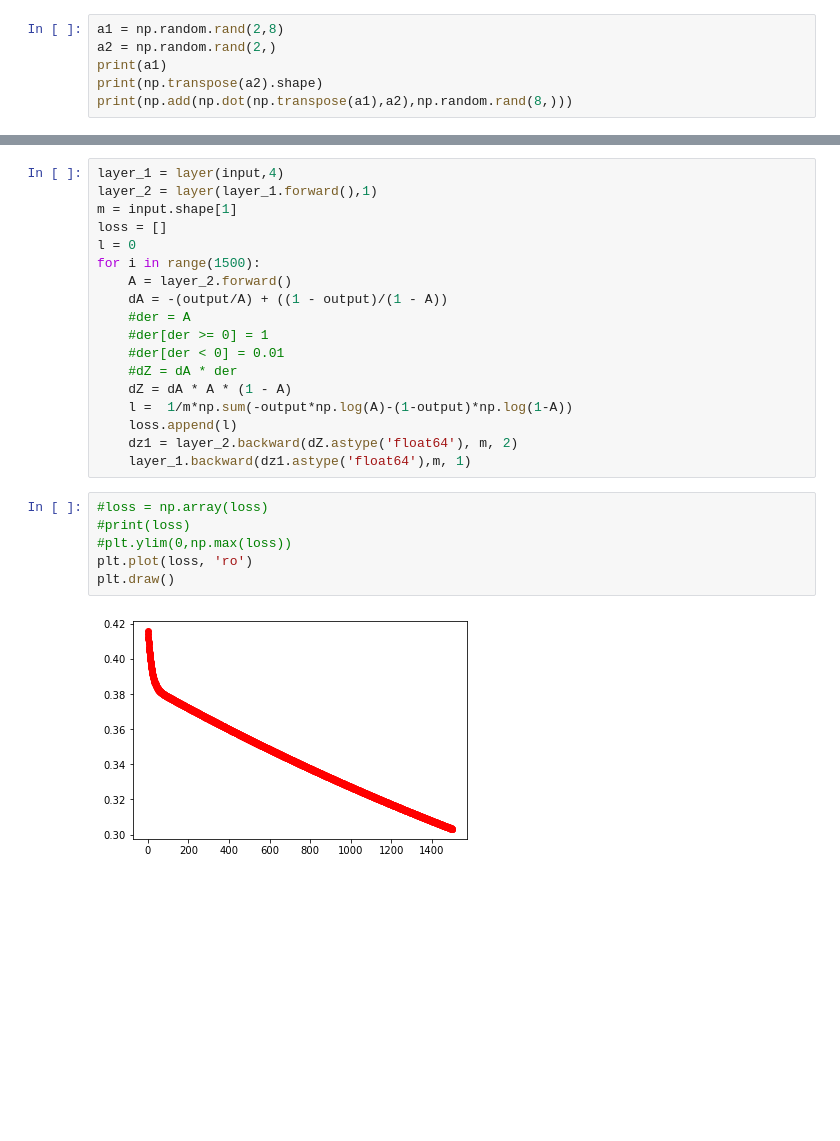
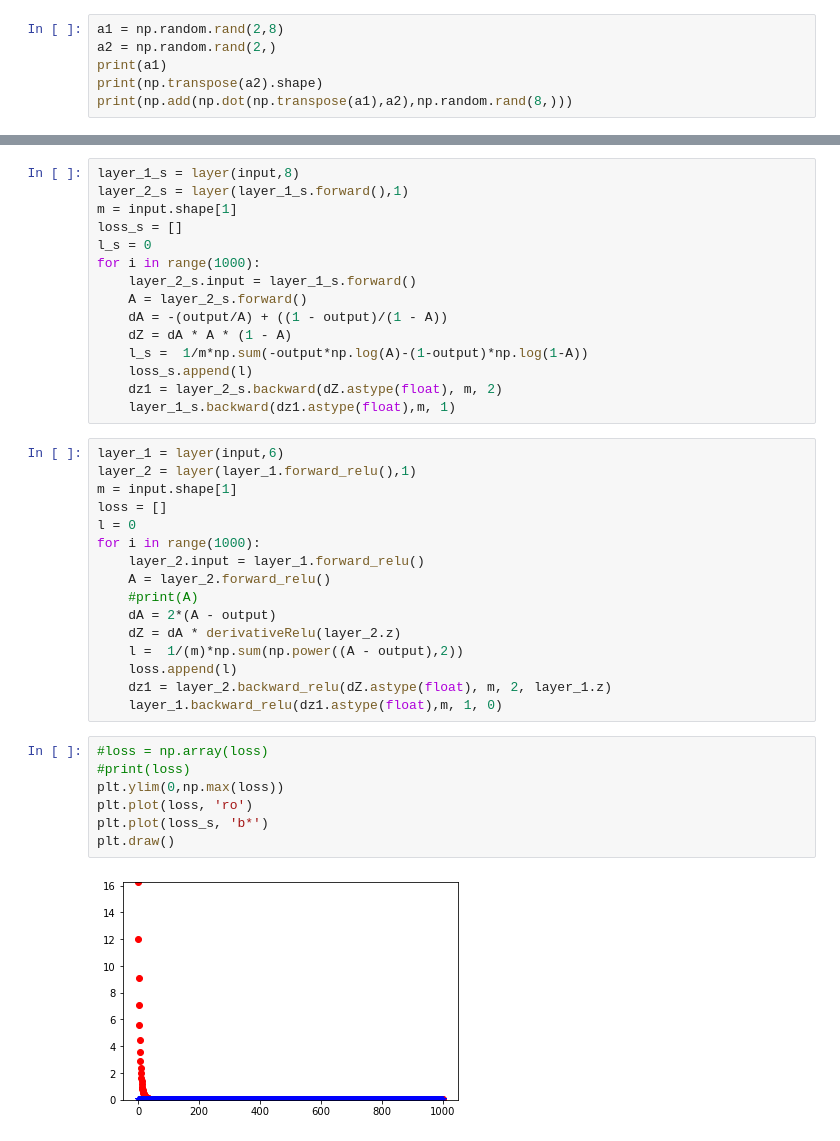
Before and after one commit to DOOM96/NeuralNetwork, a Jupyter notebook: ANN.ipynb, the cells around one changed output, grey strips where cells are left out. Drawn from its saved outputs; the diff is of its cells as text; blank space fills up the shorter version.

```diff
--- a/ANN.ipynb
+++ b/ANN.ipynb
@@ -115,27 +89,41 @@ print(dZ)
 # %%
-layer_1 = layer(input,4)
-layer_2 = layer(layer_1.forward(),1)
+layer_1_s = layer(input,8)
+layer_2_s = layer(layer_1_s.forward(),1)
 m = input.shape[1]
-loss = []
-l = 0
-for i in range(1500):
-    A = layer_2.forward()
+loss_s = []
+l_s = 0
+for i in range(1000):
+    layer_2_s.input = layer_1_s.forward()
+    A = layer_2_s.forward()
     dA = -(output/A) + ((1 - output)/(1 - A))
-    #der = A
-    #der[der >= 0] = 1
-    #der[der < 0] = 0.01
-    #dZ = dA * der
     dZ = dA * A * (1 - A)
-    l =  1/m*np.sum(-output*np.log(A)-(1-output)*np.log(1-A))
-    loss.append(l)
-    dz1 = layer_2.backward(dZ.astype('float64'), m, 2)
-    layer_1.backward(dz1.astype('float64'),m, 1)
+    l_s =  1/m*np.sum(-output*np.log(A)-(1-output)*np.log(1-A))
+    loss_s.append(l)
+    dz1 = layer_2_s.backward(dZ.astype(float), m, 2)
+    layer_1_s.backward(dz1.astype(float),m, 1)
+# %%
+layer_1 = layer(input,6)
+layer_2 = layer(layer_1.forward_relu(),1)
+m = input.shape[1]
+loss = []
+l = 0
+for i in range(1000):
+    layer_2.input = layer_1.forward_relu()
+    A = layer_2.forward_relu()
+    #print(A)
+    dA = 2*(A - output)
+    dZ = dA * derivativeRelu(layer_2.z)
+    l =  1/(m)*np.sum(np.power((A - output),2))
+    loss.append(l)
+    dz1 = layer_2.backward_relu(dZ.astype(float), m, 2, layer_1.z)
+    layer_1.backward_relu(dz1.astype(float),m, 1, 0)
 # %%
 #loss = np.array(loss)
 #print(loss)
-#plt.ylim(0,np.max(loss))
+plt.ylim(0,np.max(loss))
 plt.plot(loss, 'ro')
+plt.plot(loss_s, 'b*')
 plt.draw()
 # %% [output]
-[figure, old version]
+[figure, new version]
 # %%
```
Also changed, not shown: parts of 8 cells of this notebook, 7 other files.
